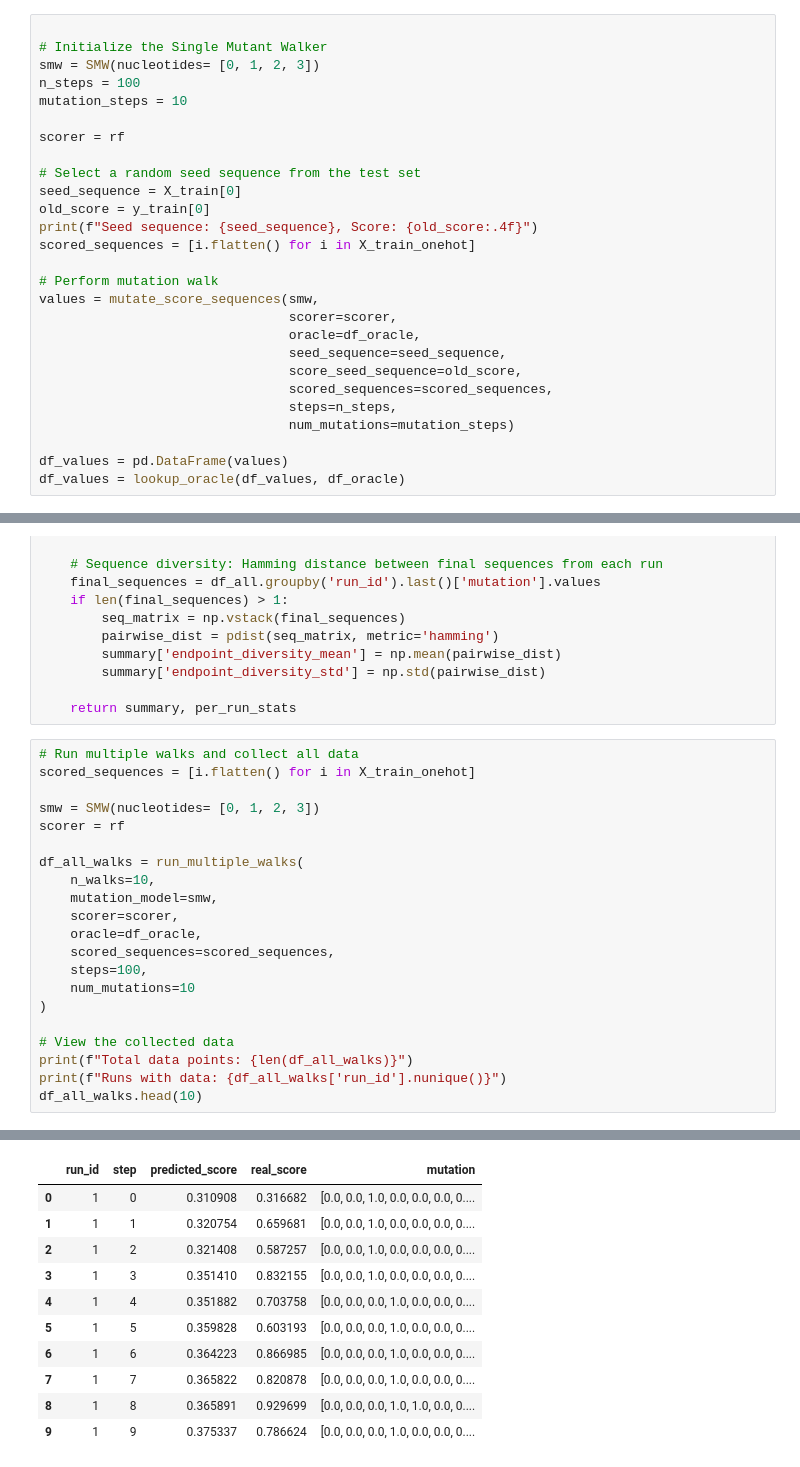
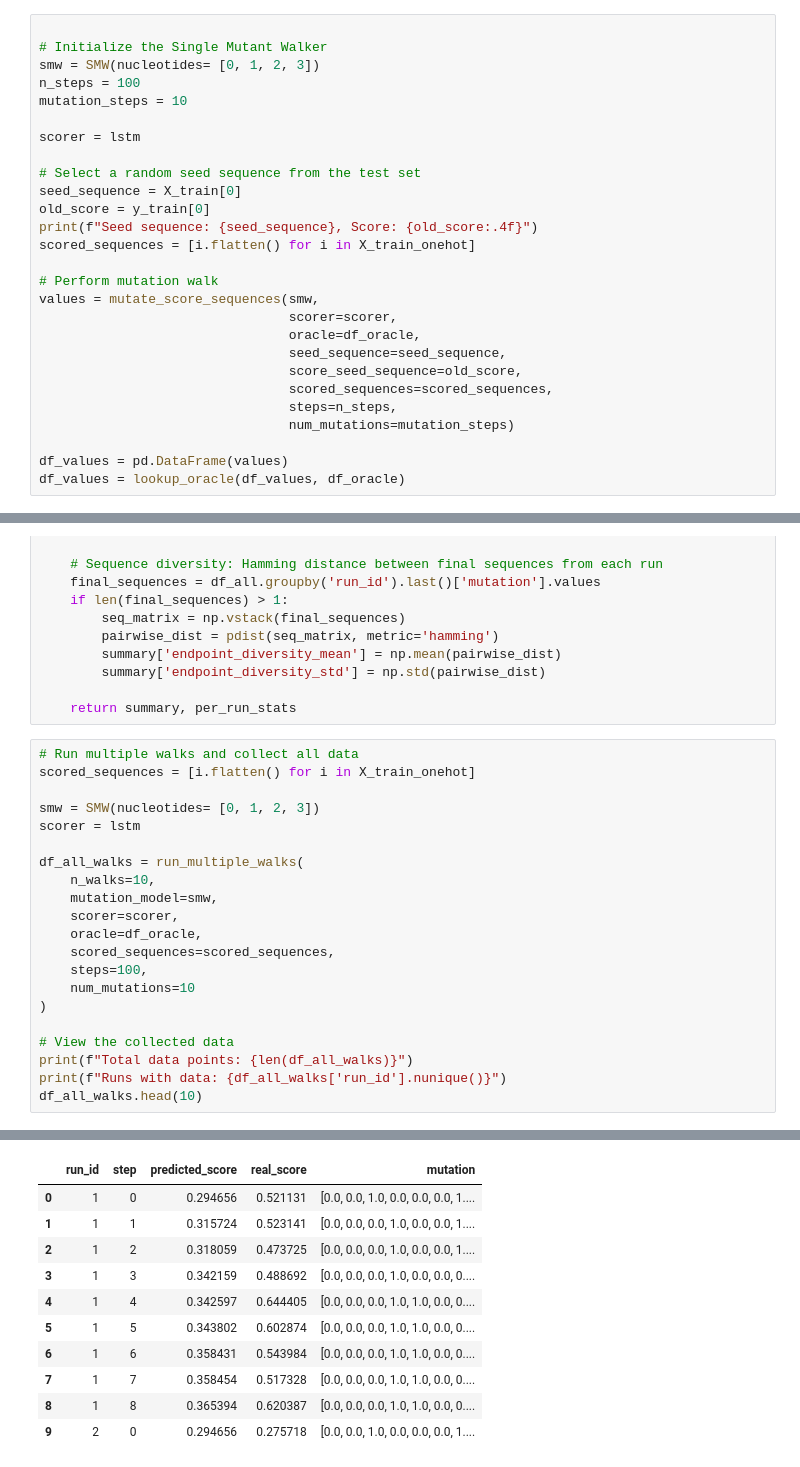
Before and after one commit to meier108/PracticalWork, a Jupyter notebook: main_TFBind8.ipynb, the cells around one changed output, grey strips where cells are left out. Drawn from its saved outputs; the diff is of its cells as text.

```diff
--- a/main_TFBind8.ipynb
+++ b/main_TFBind8.ipynb
@@ -114,7 +124,7 @@ smw = SMW(nucleotides= [0, 1, 2, 3])
 n_steps = 100
 mutation_steps = 10
 
-scorer = rf
+scorer = lstm
 
 # Select a random seed sequence from the test set
 seed_sequence = X_train[0]
@@ -402,7 +411,7 @@ def compute_aggregate_stats(df_all):
 scored_sequences = [i.flatten() for i in X_train_onehot]
 
 smw = SMW(nucleotides= [0, 1, 2, 3])
-scorer = rf
+scorer = lstm
 
 df_all_walks = run_multiple_walks(
     n_walks=10,
@@ -438,15 +447,15 @@ Total data points: 115
 Runs with data: 10
 |  | run_id | step | predicted_score | real_score | mutation |
-| 0 | 1 | 0 | 0.310908 | 0.316682 | [0.0, 0.0, 1.0, 0.0, 0.0, 0.0, 0.... |
-| 1 | 1 | 1 | 0.320754 | 0.659681 | [0.0, 0.0, 1.0, 0.0, 0.0, 0.0, 0.... |
-| 2 | 1 | 2 | 0.321408 | 0.587257 | [0.0, 0.0, 1.0, 0.0, 0.0, 0.0, 0.... |
-| 3 | 1 | 3 | 0.351410 | 0.832155 | [0.0, 0.0, 1.0, 0.0, 0.0, 0.0, 0.... |
-| 4 | 1 | 4 | 0.351882 | 0.703758 | [0.0, 0.0, 0.0, 1.0, 0.0, 0.0, 0.... |
-| 5 | 1 | 5 | 0.359828 | 0.603193 | [0.0, 0.0, 0.0, 1.0, 0.0, 0.0, 0.... |
-| 6 | 1 | 6 | 0.364223 | 0.866985 | [0.0, 0.0, 0.0, 1.0, 0.0, 0.0, 0.... |
-| 7 | 1 | 7 | 0.365822 | 0.820878 | [0.0, 0.0, 0.0, 1.0, 0.0, 0.0, 0.... |
-| 8 | 1 | 8 | 0.365891 | 0.929699 | [0.0, 0.0, 0.0, 1.0, 1.0, 0.0, 0.... |
-| 9 | 1 | 9 | 0.375337 | 0.786624 | [0.0, 0.0, 0.0, 1.0, 0.0, 0.0, 0.... |
+| 0 | 1 | 0 | 0.294656 | 0.521131 | [0.0, 0.0, 1.0, 0.0, 0.0, 0.0, 1.... |
+| 1 | 1 | 1 | 0.315724 | 0.523141 | [0.0, 0.0, 0.0, 1.0, 0.0, 0.0, 1.... |
+| 2 | 1 | 2 | 0.318059 | 0.473725 | [0.0, 0.0, 0.0, 1.0, 0.0, 0.0, 1.... |
+| 3 | 1 | 3 | 0.342159 | 0.488692 | [0.0, 0.0, 0.0, 1.0, 0.0, 0.0, 0.... |
+| 4 | 1 | 4 | 0.342597 | 0.644405 | [0.0, 0.0, 0.0, 1.0, 1.0, 0.0, 0.... |
+| 5 | 1 | 5 | 0.343802 | 0.602874 | [0.0, 0.0, 0.0, 1.0, 1.0, 0.0, 0.... |
+| 6 | 1 | 6 | 0.358431 | 0.543984 | [0.0, 0.0, 0.0, 1.0, 1.0, 0.0, 0.... |
+| 7 | 1 | 7 | 0.358454 | 0.517328 | [0.0, 0.0, 0.0, 1.0, 1.0, 0.0, 0.... |
+| 8 | 1 | 8 | 0.365394 | 0.620387 | [0.0, 0.0, 0.0, 1.0, 1.0, 0.0, 0.... |
+| 9 | 2 | 0 | 0.294656 | 0.275718 | [0.0, 0.0, 1.0, 0.0, 0.0, 0.0, 1.... |
 # %%
 # Compute aggregate statistics
 summary, per_run_stats = compute_aggregate_stats(df_all_walks)
```
Also changed, not shown: parts of 22 cells of this notebook, 35 other files.
